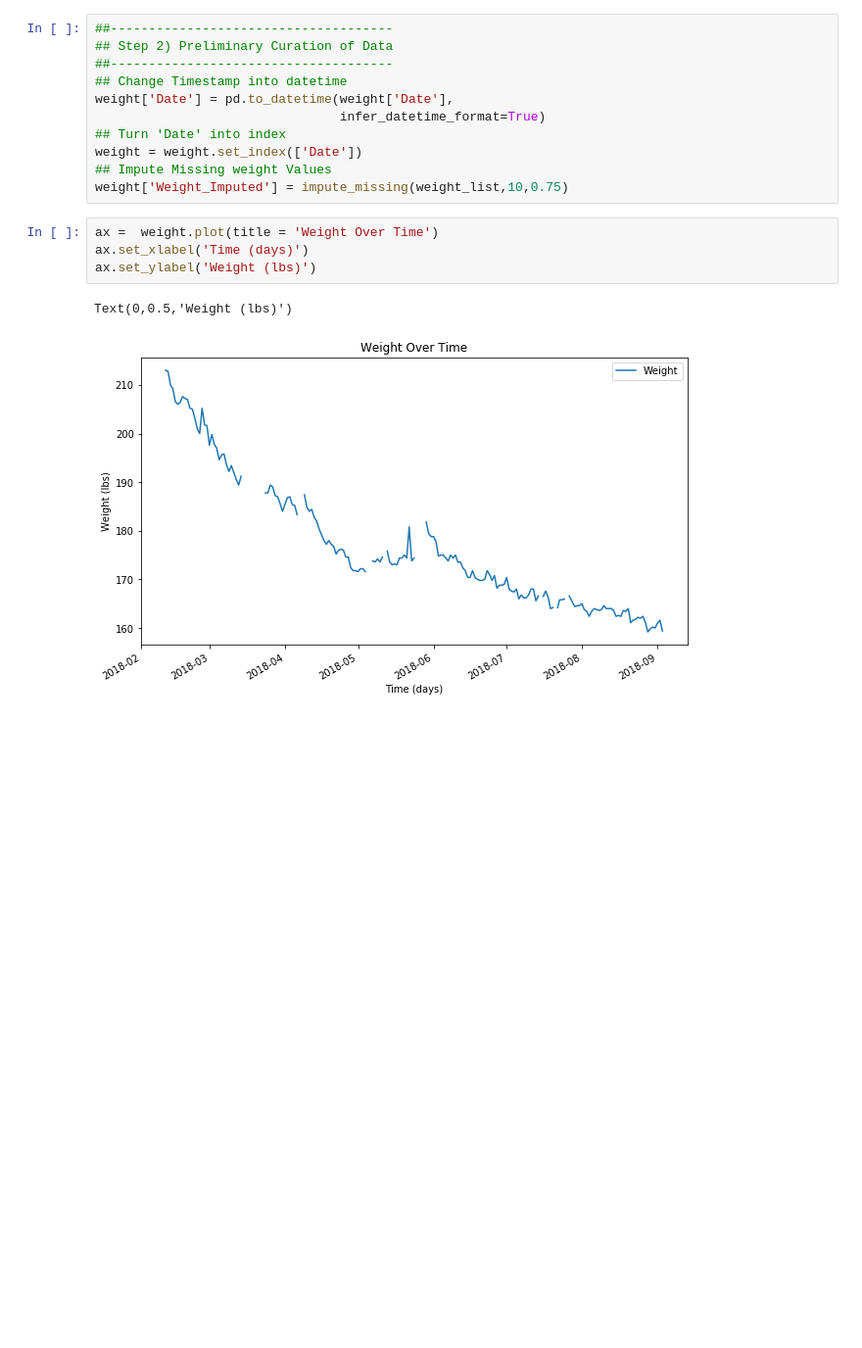
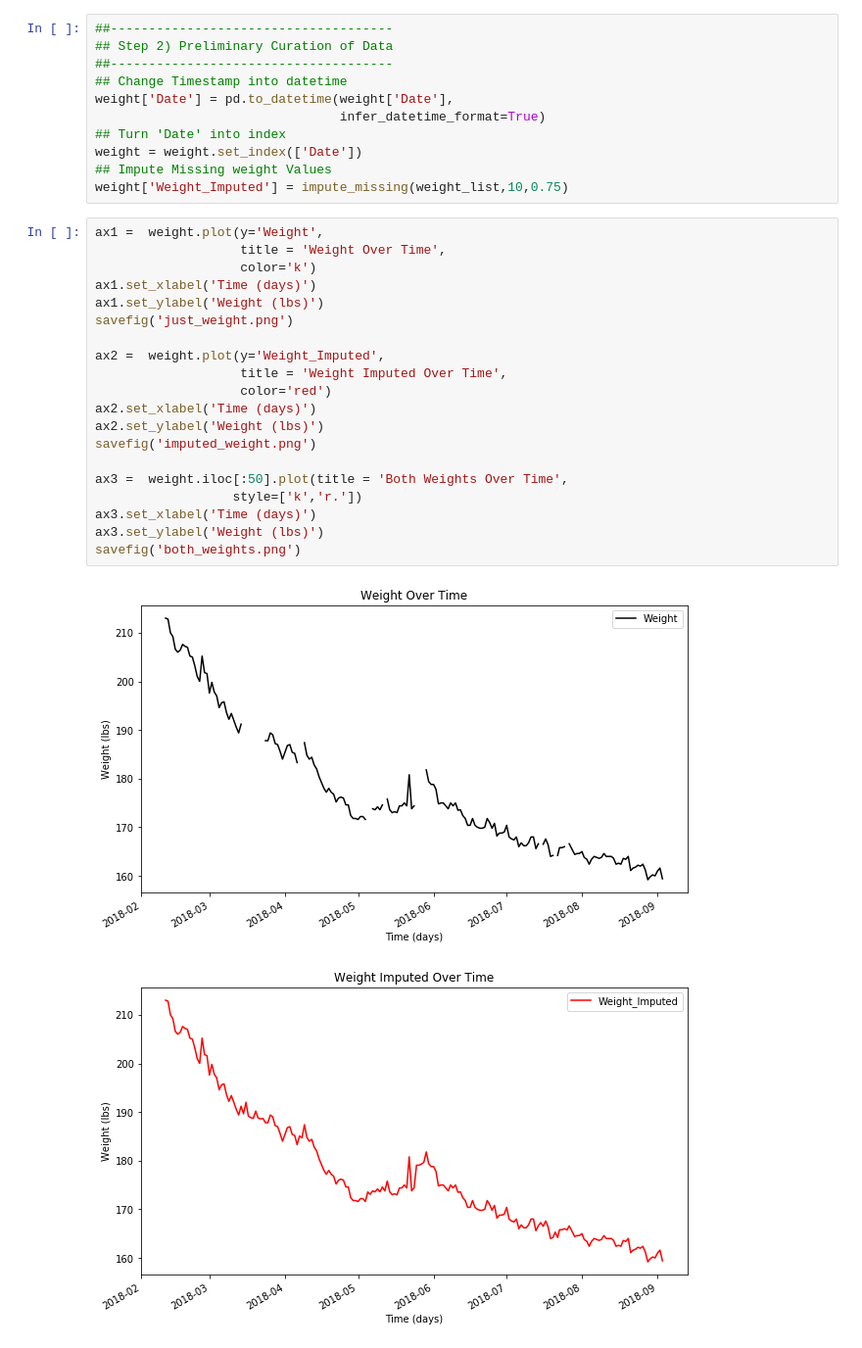
Before and after one commit to jamesijw23/JupyterNotebookworkflow, a Jupyter notebook: Week 3 Blog_Notes.ipynb, the cells around one changed output. Shown: that part at 98% size. Drawn from its saved outputs; the diff is of its cells as text; blank space fills up the shorter version.

Commit message:
added plots for imputation and viewing autocorrelation via rolling mean and std

```diff
--- a/Week 3 Blog_Notes.ipynb
+++ b/Week 3 Blog_Notes.ipynb
@@ -102,10 +103,26 @@ weight['Date'] = pd.to_datetime(weight['Date'],
 weight = weight.set_index(['Date'])
 ## Impute Missing weight Values
 weight['Weight_Imputed'] = impute_missing(weight_list,10,0.75)
-# %%
-ax =  weight.plot(title = 'Weight Over Time')
-ax.set_xlabel('Time (days)')
-ax.set_ylabel('Weight (lbs)')
-# %% [output]
-Text(0,0.5,'Weight (lbs)')
-[figure, removed]
+# %%
+ax1 =  weight.plot(y='Weight',
+                   title = 'Weight Over Time',
+                   color='k')
+ax1.set_xlabel('Time (days)')
+ax1.set_ylabel('Weight (lbs)')
+savefig('just_weight.png')
+
+ax2 =  weight.plot(y='Weight_Imputed',
+                   title = 'Weight Imputed Over Time',
+                   color='red')
+ax2.set_xlabel('Time (days)')
+ax2.set_ylabel('Weight (lbs)')
+savefig('imputed_weight.png')
+
+ax3 =  weight.iloc[:50].plot(title = 'Both Weights Over Time',
+                  style=['k','r.'])
+ax3.set_xlabel('Time (days)')
+ax3.set_ylabel('Weight (lbs)')
+savefig('both_weights.png')
+# %% [output]
+[figure, added]
+[figure, added]
```
Also changed, not shown: parts of 4 cells of this notebook.
